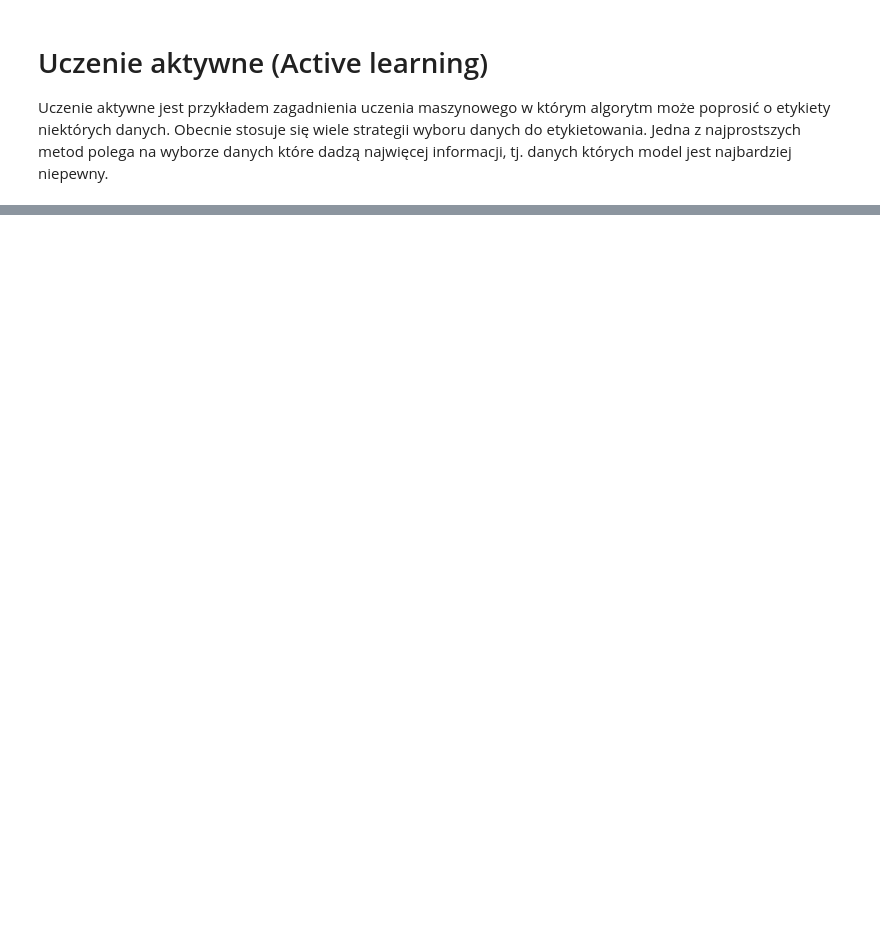
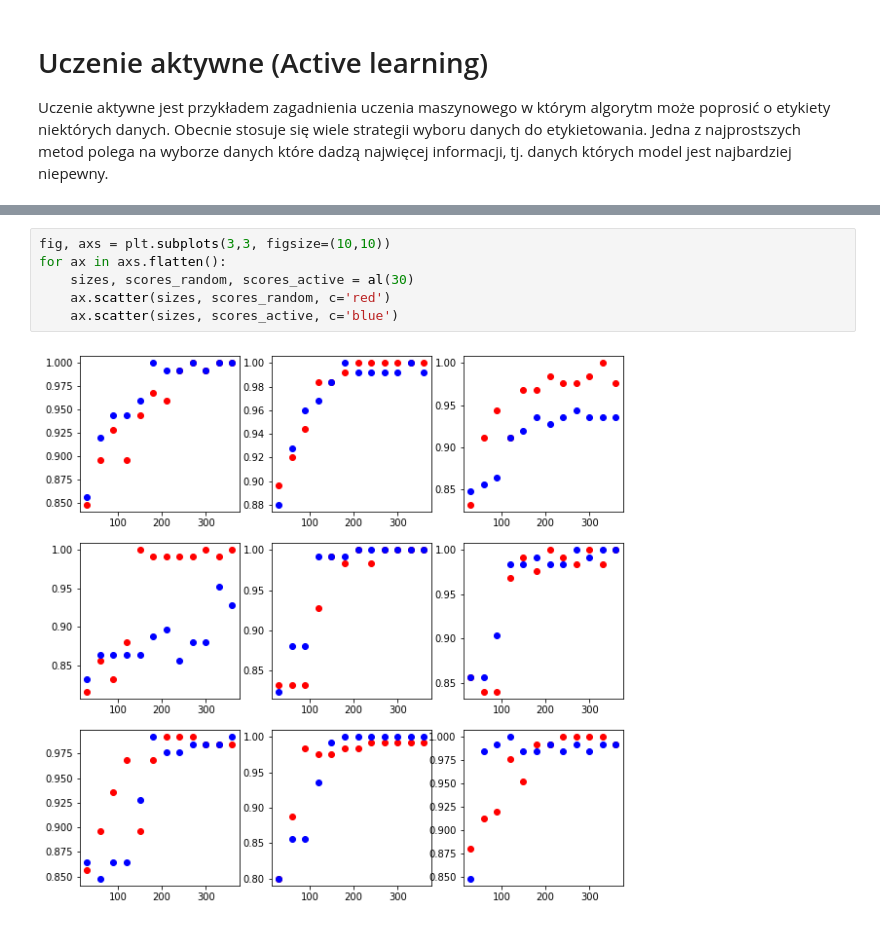
Before and after one commit to JohnnyWasilewski/postgraduate-lectures, a Jupyter notebook: ML_theory/Active_learning_BNN.ipynb, the cells around one changed output, grey strips where cells are left out. Drawn from its saved outputs; the diff is of its cells as text; blank space fills up the shorter version.

```diff
--- a/ML_theory/Active_learning_BNN.ipynb
+++ b/ML_theory/Active_learning_BNN.ipynb
@@ -116,0 +157,8 @@ for ax in axs.flatten():
+# %%
+fig, axs = plt.subplots(3,3, figsize=(10,10))
+for ax in axs.flatten():
+    sizes, scores_random, scores_active = al(30)
+    ax.scatter(sizes, scores_random, c='red')
+    ax.scatter(sizes, scores_active, c='blue')
+# %% [output]
+[figure, added]
```
Also changed, not shown: parts of 9 cells of this notebook.
